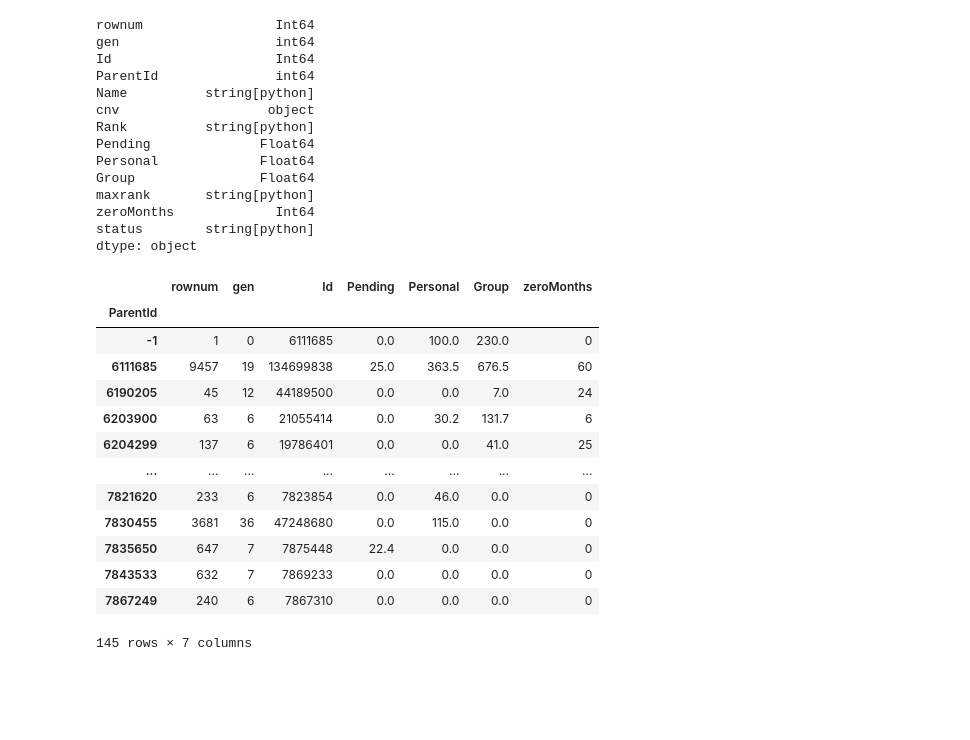
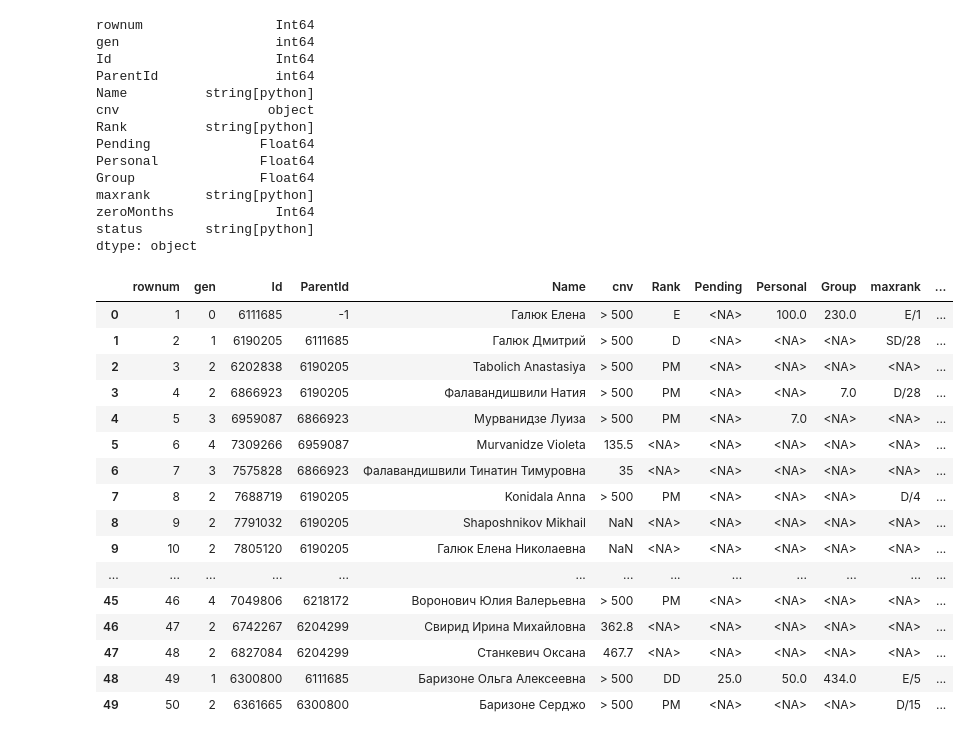
Before and after one commit to DmitryGalyuk/coralbot, a Jupyter notebook: pandas-notebook.ipynb, the cells around one changed output. Saved outputs shown, nothing was run; the diff lists cells and outputs as text; code cells hidden in the pictures; blank space fills up the shorter version.

Commit message:
overall calc

```diff
--- a/pandas-notebook.ipynb
+++ b/pandas-notebook.ipynb
@@ -113,28 +113,42 @@ maxrank       string[python]
 zeroMonths             Int64
 status        string[python]
 dtype: object
-# %%
-class Member:
-    def __init__(self, id, parent, personal):
-        self.id = id
-        self.parent = parent
-        self.personal = personal
-        self.group = 0
-        self.overal = 0
-
-    def
-# %% [output]
-|  | rownum | gen | Id | Pending | Personal | Group | zeroMonths |
-| ParentId |  |  |  |  |  |  |  |
-| -1 | 1 | 0 | 6111685 | 0.0 | 100.0 | 230.0 | 0 |
-| 6111685 | 9457 | 19 | 134699838 | 25.0 | 363.5 | 676.5 | 60 |
-| 6190205 | 45 | 12 | 44189500 | 0.0 | 0.0 | 7.0 | 24 |
-| 6203900 | 63 | 6 | 21055414 | 0.0 | 30.2 | 131.7 | 6 |
-| 6204299 | 137 | 6 | 19786401 | 0.0 | 0.0 | 41.0 | 25 |
-| ... | ... | ... | ... | ... | ... | ... | ... |
-| 7821620 | 233 | 6 | 7823854 | 0.0 | 46.0 | 0.0 | 0 |
-| 7830455 | 3681 | 36 | 47248680 | 0.0 | 115.0 | 0.0 | 0 |
-| 7835650 | 647 | 7 | 7875448 | 22.4 | 0.0 | 0.0 | 0 |
-| 7843533 | 632 | 7 | 7869233 | 0.0 | 0.0 | 0.0 | 0 |
-| 7867249 | 240 | 6 | 7867310 | 0.0 | 0.0 | 0.0 | 0 |
-145 rows × 7 columns
+# %%
+members = {}
+parents = {}
+
+def calculate_overallstructure_total(id):
+    member = members[id]
+    member["Overall"] += member["Personal"] or 0
+    if id in parents:
+        children = [c for c in members.values() if c["ParentId"] == member["Id"]]
+        for c in children:
+            member["Overall"] += calculate_overallstructure_total(c["Id"])
+    return member["Overall"]
+
+df_gen["Overall"] = 0
+d = df_gen.to_dict(orient="index")
+members = {r["Id"] : r for r in d.values()}
+parents = {r["ParentId"] : r["Id"] for r in d.values()}
+calculate_overallstructure_total(parents[-1])
+memberOverall = {x["Id"]: x["Overall"] for x in members.values()}
+df_gen["Overall"] = df_gen["Id"].map(memberOverall)
+df_gen.head(50)
+# %% [output]
+|  | rownum | gen | Id | ParentId | Name | cnv | Rank | Pending | Personal | Group | maxrank | ... |
+| 0 | 1 | 0 | 6111685 | -1 | Галюк Елена | > 500 | E | <NA> | 100.0 | 230.0 | E/1 | ... |
+| 1 | 2 | 1 | 6190205 | 6111685 | Галюк Дмитрий | > 500 | D | <NA> | <NA> | <NA> | SD/28 | ... |
+| 2 | 3 | 2 | 6202838 | 6190205 | Tabolich Anastasiya | > 500 | PM | <NA> | <NA> | <NA> | <NA> | ... |
+| 3 | 4 | 2 | 6866923 | 6190205 | Фалавандишвили Натия | > 500 | PM | <NA> | <NA> | 7.0 | D/28 | ... |
+| 4 | 5 | 3 | 6959087 | 6866923 | Мурванидзе Луиза | > 500 | PM | <NA> | 7.0 | <NA> | <NA> | ... |
+| 5 | 6 | 4 | 7309266 | 6959087 | Murvanidze Violeta | 135.5 | <NA> | <NA> | <NA> | <NA> | <NA> | ... |
+| 6 | 7 | 3 | 7575828 | 6866923 | Фалавандишвили Тинатин Тимуровна | 35 | <NA> | <NA> | <NA> | <NA> | <NA> | ... |
+| 7 | 8 | 2 | 7688719 | 6190205 | Konidala Anna | > 500 | PM | <NA> | <NA> | <NA> | D/4 | ... |
+| 8 | 9 | 2 | 7791032 | 6190205 | Shaposhnikov Mikhail | NaN | <NA> | <NA> | <NA> | <NA> | <NA> | ... |
+| 9 | 10 | 2 | 7805120 | 6190205 | Галюк Елена Николаевна | NaN | <NA> | <NA> | <NA> | <NA> | <NA> | ... |
+| ... | ... | ... | ... | ... | ... | ... | ... | ... | ... | ... | ... | ... |
+| 45 | 46 | 4 | 7049806 | 6218172 | Воронович Юлия Валерьевна | > 500 | PM | <NA> | <NA> | <NA> | <NA> | ... |
+| 46 | 47 | 2 | 6742267 | 6204299 | Свирид Ирина Михайловна | 362.8 | <NA> | <NA> | <NA> | <NA> | <NA> | ... |
+| 47 | 48 | 2 | 6827084 | 6204299 | Станкевич Оксана | 467.7 | <NA> | <NA> | <NA> | <NA> | <NA> | ... |
+| 48 | 49 | 1 | 6300800 | 6111685 | Баризоне Ольга Алексеевна | > 500 | DD | 25.0 | 50.0 | 434.0 | E/5 | ... |
+| 49 | 50 | 2 | 6361665 | 6300800 | Баризоне Серджо | > 500 | PM | <NA> | <NA> | <NA> | D/15 | ... |
```
Also changed, not shown: parts of 1 cell of this notebook, 1 other file.
